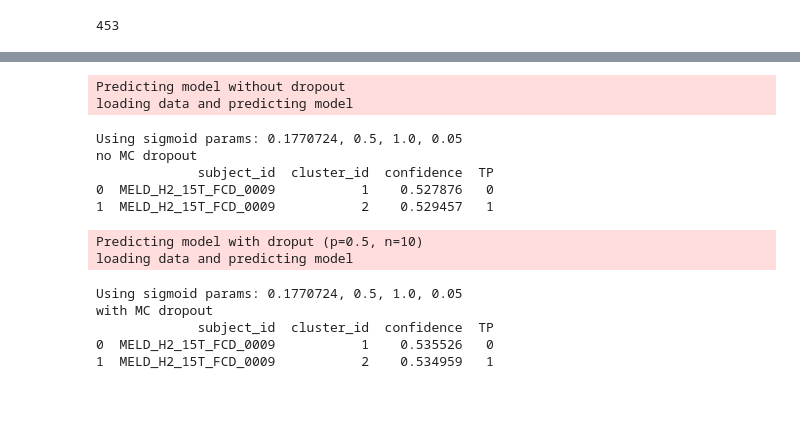
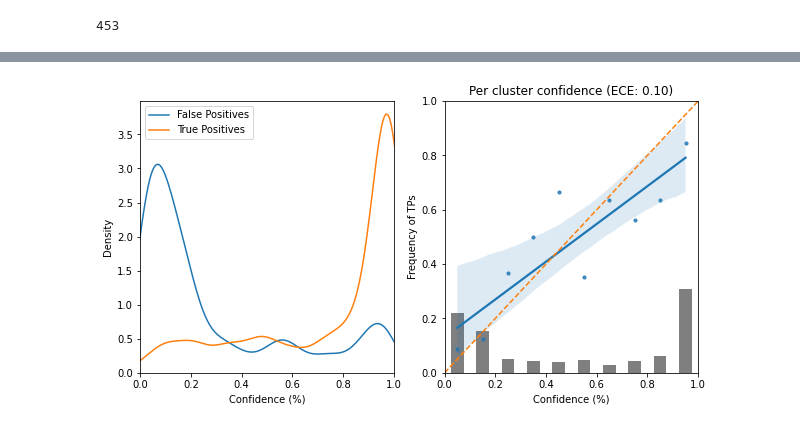
Before and after one commit to MELDProject/meld_graph, a Jupyter notebook: notebooks/plot_confidence_calibration.ipynb, the cells around one changed output, grey strips where cells are left out. Cells and saved outputs as stored; diff of their text form; code cells hidden in the pictures; blank space fills up the shorter version.

```diff
--- a/notebooks/plot_confidence_calibration.ipynb
+++ b/notebooks/plot_confidence_calibration.ipynb
@@ -285,48 +101,13 @@ Predicting model without dropout
-# %%
-# predict subject without dropout
-eva.disable_mc_dropout()
-eva.load_predict_data(save_prediction=False)
-eva.threshold_and_cluster(save_prediction=False)
-
-results_dict = meld_graph.confidence.get_lesion([subj_id], cohort)
-# get prediction from results in eva
-results_dict[subj_id]['prediction'] = (eva.data_dictionary[subj_id]['cluster_thresholded'] > 0).astype(int)
-results_dict[subj_id]['clusters'] = eva.data_dictionary[subj_id]['cluster_thresholded']
-
-# for comparison, confidence scores without dropout
-results_dict[subj_id]['confidence_lesion'] = eva.data_dictionary[subj_id]['result']
-results_dict[subj_id]['confidence_nonlesion'] = 1 - results_dict[subj_id]['confidence_lesion']
-
-results_df = meld_graph.confidence.calculate_per_cluster_confidence(results_dict, aggregation_fn='median')
-print('no MC dropout')
-print(results_df)
-# %% [output]
-Predicting model without dropout
-loading data and predicting model
-Using sigmoid params: 0.1770724, 0.5, 1.0, 0.05
-no MC dropout
-             subject_id  cluster_id  confidence  TP
-0  MELD_H2_15T_FCD_0009           1    0.527876   0
-1  MELD_H2_15T_FCD_0009           2    0.529457   1
-# %%
-# predict subject with dropout for confidence values
-eva.enable_mc_dropout(p=p, n=n)
-
-eva.load_predict_data(save_prediction=False)
-eva.threshold_and_cluster(save_prediction=False)
-
-# get confidence from results in eva
-results_dict[subj_id]['confidence_lesion'] = eva.data_dictionary[subj_id]['result']
-results_dict[subj_id]['confidence_nonlesion'] = 1 - results_dict[subj_id]['confidence_lesion']
-
-results_df = meld_graph.confidence.calculate_per_cluster_confidence(results_dict, aggregation_fn='median')
-print('with MC dropout')
-print(results_df)
-# %% [output]
-Predicting model with droput (p=0.5, n=10)
-loading data and predicting model
-Using sigmoid params: 0.1770724, 0.5, 1.0, 0.05
-with MC dropout
-             subject_id  cluster_id  confidence  TP
-0  MELD_H2_15T_FCD_0009           1    0.535526   0
-1  MELD_H2_15T_FCD_0009           2    0.534959   1
+# %%
+
+results_df_saliency = meld_graph.confidence.calculate_per_cluster_confidence(results_dict,
+aggregation_fn='max', mask_by_saliency=True, eva=eva, prediction_suffix=prediction_suffix)
+per_cluster_confidence, per_cluster_label = np.array(results_df_saliency['confidence']), np.array(results_df_saliency['TP'])
+
+fig,axes = plt.subplots(1,2, figsize=(10,5))
+axes[1] = meld_graph.confidence.confidence_label_distplot(per_cluster_confidence, per_cluster_label,ax=axes[0])
+axes[0] = meld_graph.confidence.cluster_calibration_plot(per_cluster_confidence, per_cluster_label,ax=axes[1])
+
+fig.savefig('../figures/calibration.pdf')
+# %% [output]
+[figure, added]
```
Also changed, not shown: parts of 17 cells of this notebook, 16 other files.
